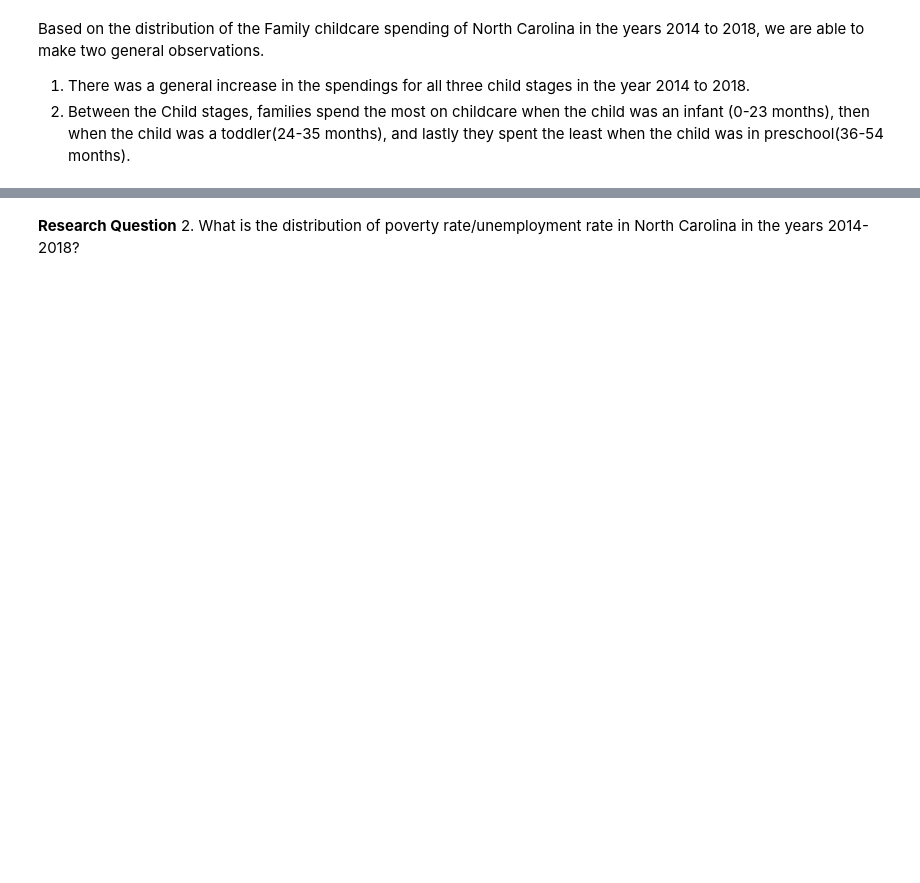
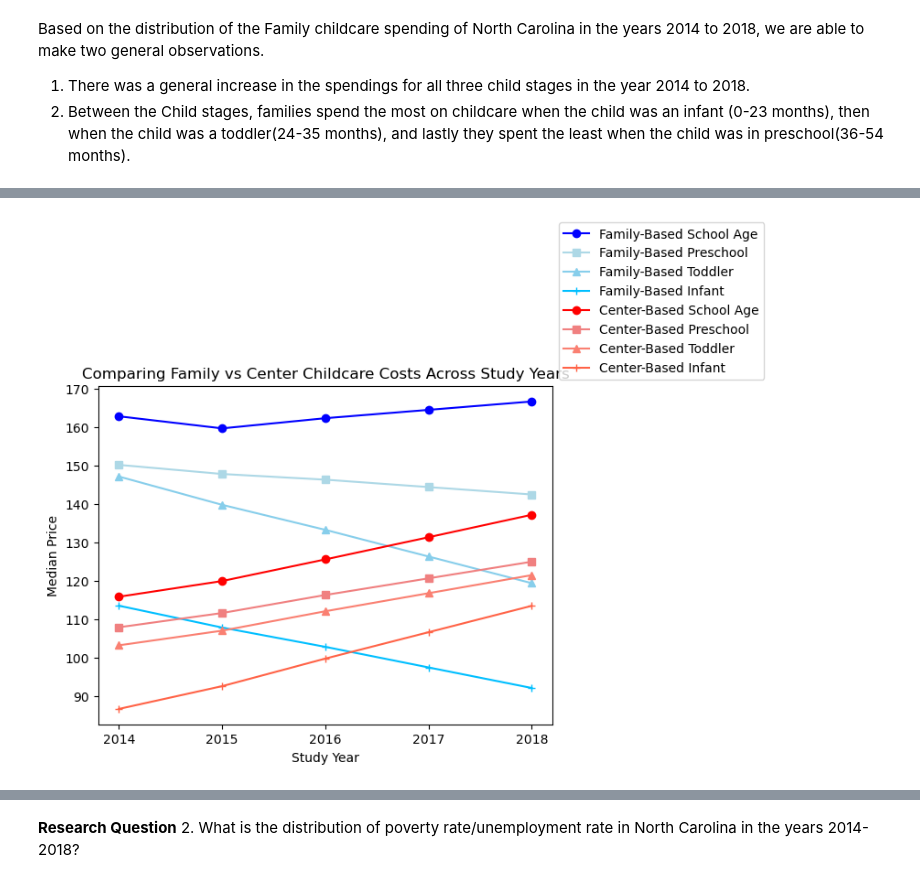
Before and after one commit to yuraheo/cs216-group-project, a Jupyter notebook: Final Project Draft JL .ipynb, the cells around one changed output, grey strips where cells are left out. Cells and saved outputs as stored; diff of their text form; code cells hidden in the pictures; blank space fills up the shorter version.

```diff
--- a/Final Project Draft JL .ipynb
+++ b/Final Project Draft JL .ipynb
@@ -119,0 +159,23 @@ $H_a$: There is some difference between family and center-based childcare costs
+# %%
+# Plotting specific columns from df1 (nc_year_grouped_center) in blue
+plt.plot(rq1_center['study_year'], rq1_center['mc_infant'], label='mc_infant', color='blue', marker = 'o')
+plt.plot(rq1_center['study_year'], rq1_center['mc_toddler'], label='mc_toddler', color='lightblue', marker = 's')
+plt.plot(rq1_center['study_year'], rq1_center['mc_preschool'], label='mc_preschool', color='skyblue', marker = '^')
+plt.plot(rq1_center['study_year'], rq1_center['mcsa'], label='mcsa', color='deepskyblue', marker = '+')
+
+# Plotting specific columns from df2 (nc_year_grouped) in red
+plt.plot(rq1_family['study_year'], rq1_family['mfcc_infant'], label='mfcc_infant', color='red', marker = 'o')
+plt.plot(rq1_family['study_year'], rq1_family['mfcc_toddler'], label='mfcc_toddler', color='lightcoral', marker = 's')
+plt.plot(rq1_family['study_year'], rq1_family['mfcc_preschool'], label='mfcc_preschool', color='salmon', marker = '^')
+plt.plot(rq1_family['study_year'], rq1_family['mfccsa'], label='mfccsa', color='tomato', marker = '+')
+
+# Adding labels and title
+plt.title('Comparing Family vs Center Childcare Costs Across Study Years')
+plt.xlabel('Study Year')
+plt.ylabel('Median Price')
+plt.legend(['Family-Based School Age', 'Family-Based Preschool', 'Family-Based Toddler', 'Family-Based Infant',
+            'Center-Based School Age', 'Center-Based Preschool', 'Center-Based Toddler', 'Center-Based Infant'], loc = 'lower left', bbox_to_anchor=(1, 1))
+# Display the plot
+plt.show()
+# %% [output]
+[figure, added]
```
Also changed, not shown: parts of 33 cells of this notebook.
